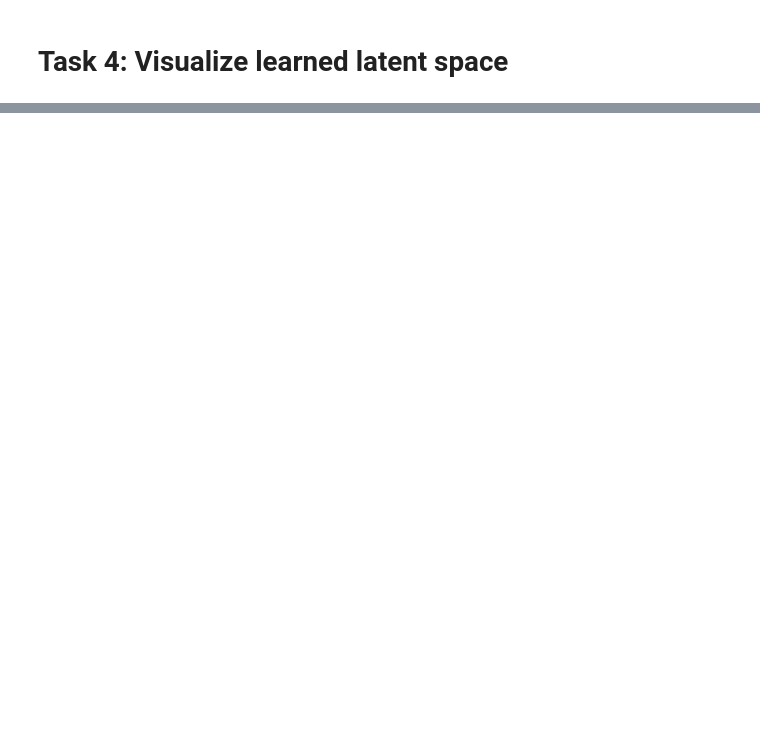
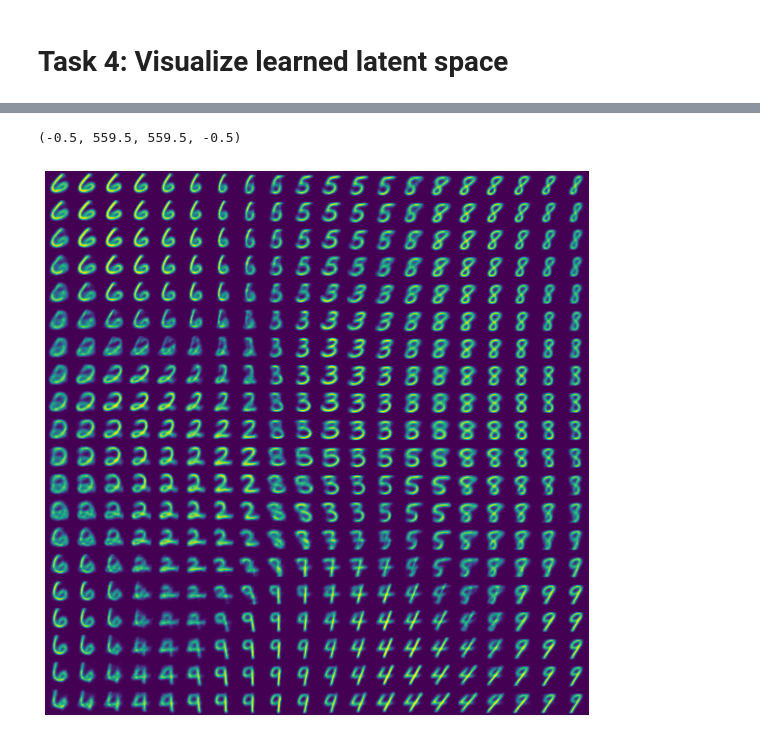
Before and after one commit to dreamingjudith/AI_Expert_Exercise_Materials, a Jupyter notebook: week04_1_deep_generative_models/vae/vae.ipynb, the cells around one changed output, grey strips where cells are left out. Cells and saved outputs as stored; diff of their text form; code cells hidden in the pictures; blank space fills up the shorter version.

```diff
--- a/week04_1_deep_generative_models/vae/vae.ipynb
+++ b/week04_1_deep_generative_models/vae/vae.ipynb
@@ -141,4 +154,8 @@ x_reconst = x_reconst_flat.numpy().reshape(20, 20, 28, 28)
 # %%
 x_merged = x_reconst.swapaxes(1, 2).reshape(20*28, 20*28)
+plt.figure(figsize=(10, 10))
 plt.imshow(x_merged)
 plt.axis('off')
+# %% [output]
+(-0.5, 559.5, 559.5, -0.5)
+[figure, added]
```
Also changed, not shown: parts of 4 cells of this notebook.
